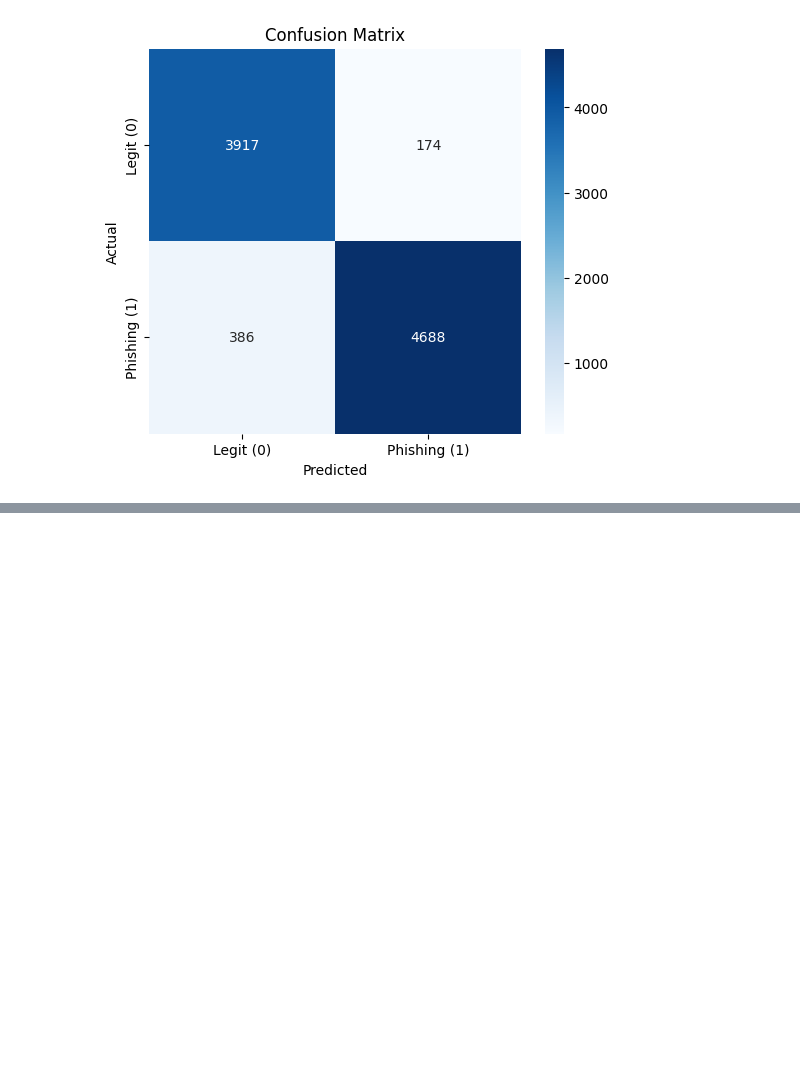
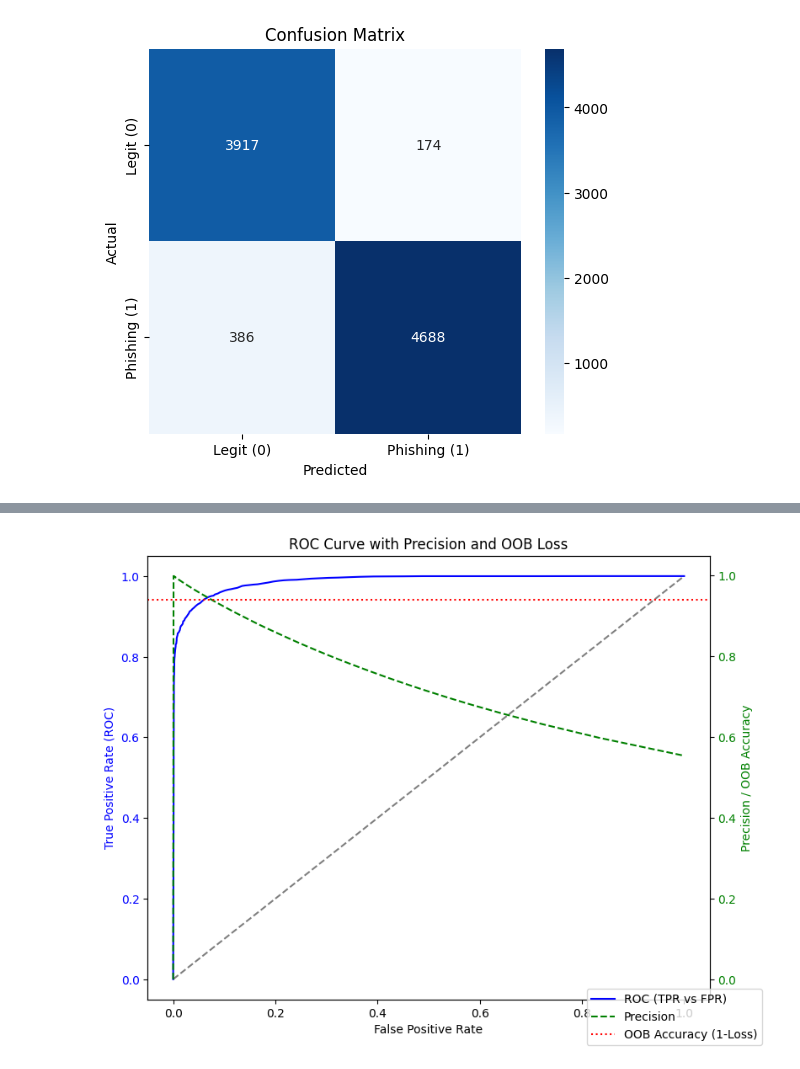
Before and after one commit to surya211099/DetectingPhishingEmail, a Jupyter notebook: DetectPhishingMail.ipynb, the cells around one changed output, grey strips where cells are left out. Saved outputs shown, nothing was run; the diff lists cells and outputs as text; code cells hidden in the pictures; blank space fills up the shorter version.

```diff
--- a/DetectPhishingMail.ipynb
+++ b/DetectPhishingMail.ipynb
@@ -495,0 +619,40 @@ plt.show()
+# %%
+import matplotlib.pyplot as plt
+from sklearn.metrics import roc_curve, precision_score
+
+# Predict probabilities
+y_proba = rf.predict_proba(X_test)[:, 1]
+
+# ROC
+fpr, tpr, thresholds = roc_curve(y_test, y_proba)
+
+# Precision at thresholds
+precision_values = [precision_score(y_test, y_proba >= thr) for thr in thresholds]
+
+# OOB loss (proxy for training loss)
+oob_loss = 1 - rf.oob_score_
+
+# Plot
+fig, ax1 = plt.subplots(figsize=(8,6))
+
+# ROC curve
+ax1.plot(fpr, tpr, color='blue', label='ROC (TPR vs FPR)')
+ax1.set_xlabel('False Positive Rate')
+ax1.set_ylabel('True Positive Rate (ROC)', color='blue')
+ax1.tick_params(axis='y', labelcolor='blue')
+ax1.plot([0,1],[0,1],'k--', alpha=0.5)
+
+# Secondary axis for precision
+ax2 = ax1.twinx()
+ax2.plot(fpr, precision_values, color='green', linestyle='--', label='Precision')
+ax2.axhline(1-oob_loss, color='red', linestyle=':', label='OOB Accuracy (1-Loss)')
+ax2.set_ylabel('Precision / OOB Accuracy', color='green')
+ax2.tick_params(axis='y', labelcolor='green')
+
+# Legends
+fig.tight_layout()
+fig.legend(loc='lower right')
+plt.title('ROC Curve with Precision and OOB Loss')
+plt.show()
+# %% [output]
+[figure, added]
```
Also changed, not shown: parts of 3 cells of this notebook.
